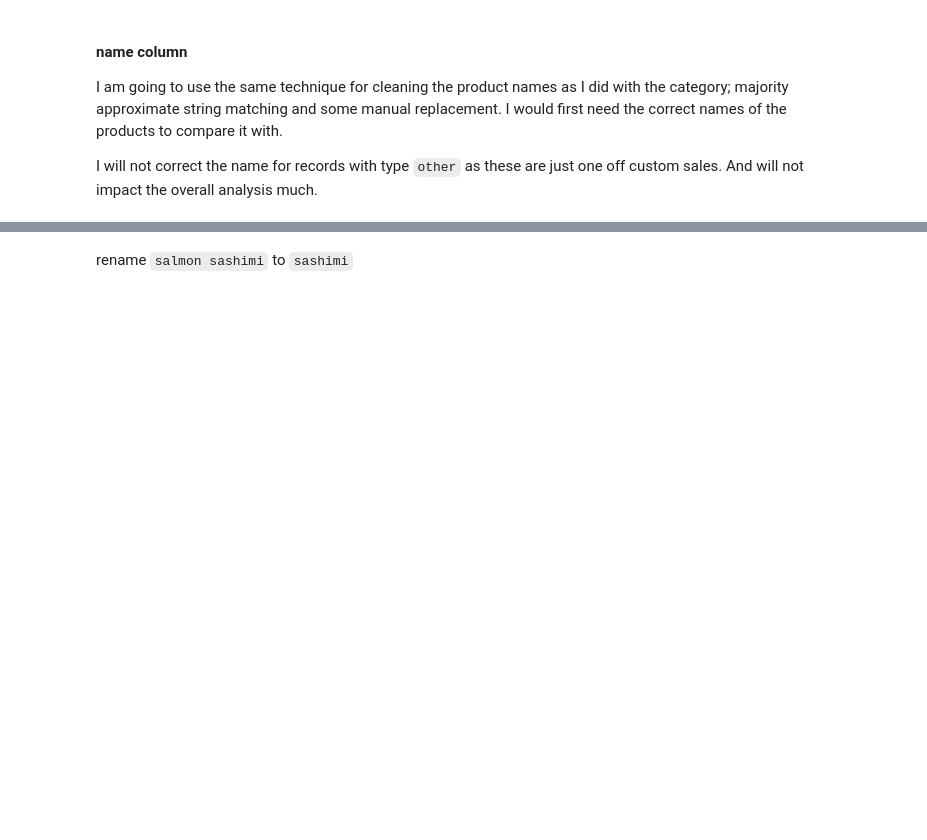
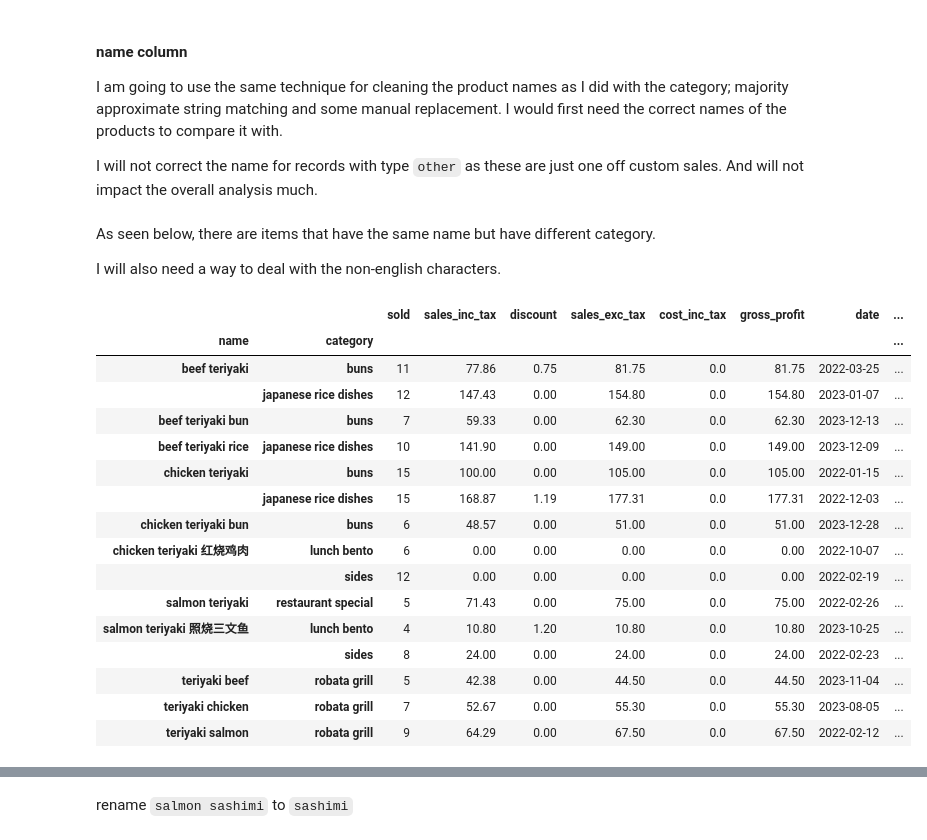
Before and after one commit to lestherll/restaurant-data-analytics, a Jupyter notebook: data_cleaning.ipynb, the cells around one changed output, grey strips where cells are left out. Cells and saved outputs as stored; diff of their text form; code cells hidden in the pictures; blank space fills up the shorter version.

```diff
--- a/data_cleaning.ipynb
+++ b/data_cleaning.ipynb
@@ -839,3 +839,35 @@ df.head()
 I am going to use the same technique for cleaning the product names as I did with the category; majority approximate string matching and some manual replacement. I would first need the correct names of the products to compare it with.
 
 I will not correct the name for records with type `other` as these are just one off custom sales. And will not impact the overall analysis much.
+# %%
+df = df[df.type != "other"].reset_index(drop=True)
+
+food_names = set(df.query("type == 'food'").name)
+drink_names = set(df.query("type == 'drink'").name)
+# %% [markdown]
+As seen below, there are items that have the same name but have different category.
+
+I will also need a way to deal with the non-english characters.
+# %%
+def find_name_by_keyword(df, name):
+    return df[df.name.str.contains(name)].groupby(["name", "category"]).first()
+
+find_name_by_keyword(df, "teriyaki")
+# %% [output]
+|  |  | sold | sales_inc_tax | discount | sales_exc_tax | cost_inc_tax | gross_profit | date | ... |
+| name | category |  |  |  |  |  |  |  | ... |
+| beef teriyaki | buns | 11 | 77.86 | 0.75 | 81.75 | 0.0 | 81.75 | 2022-03-25 | ... |
+|  | japanese rice dishes | 12 | 147.43 | 0.00 | 154.80 | 0.0 | 154.80 | 2023-01-07 | ... |
+| beef teriyaki bun | buns | 7 | 59.33 | 0.00 | 62.30 | 0.0 | 62.30 | 2023-12-13 | ... |
+| beef teriyaki rice | japanese rice dishes | 10 | 141.90 | 0.00 | 149.00 | 0.0 | 149.00 | 2023-12-09 | ... |
+| chicken teriyaki | buns | 15 | 100.00 | 0.00 | 105.00 | 0.0 | 105.00 | 2022-01-15 | ... |
+|  | japanese rice dishes | 15 | 168.87 | 1.19 | 177.31 | 0.0 | 177.31 | 2022-12-03 | ... |
+| chicken teriyaki bun | buns | 6 | 48.57 | 0.00 | 51.00 | 0.0 | 51.00 | 2023-12-28 | ... |
+| chicken teriyaki 红烧鸡肉 | lunch bento | 6 | 0.00 | 0.00 | 0.00 | 0.0 | 0.00 | 2022-10-07 | ... |
+|  | sides | 12 | 0.00 | 0.00 | 0.00 | 0.0 | 0.00 | 2022-02-19 | ... |
+| salmon teriyaki | restaurant special | 5 | 71.43 | 0.00 | 75.00 | 0.0 | 75.00 | 2022-02-26 | ... |
+| salmon teriyaki 照烧三文鱼 | lunch bento | 4 | 10.80 | 1.20 | 10.80 | 0.0 | 10.80 | 2023-10-25 | ... |
+|  | sides | 8 | 24.00 | 0.00 | 24.00 | 0.0 | 24.00 | 2022-02-23 | ... |
+| teriyaki beef | robata grill | 5 | 42.38 | 0.00 | 44.50 | 0.0 | 44.50 | 2023-11-04 | ... |
+| teriyaki chicken | robata grill | 7 | 52.67 | 0.00 | 55.30 | 0.0 | 55.30 | 2023-08-05 | ... |
+| teriyaki salmon | robata grill | 9 | 64.29 | 0.00 | 67.50 | 0.0 | 67.50 | 2022-02-12 | ... |
```
Also changed, not shown: parts of 3 cells of this notebook.
